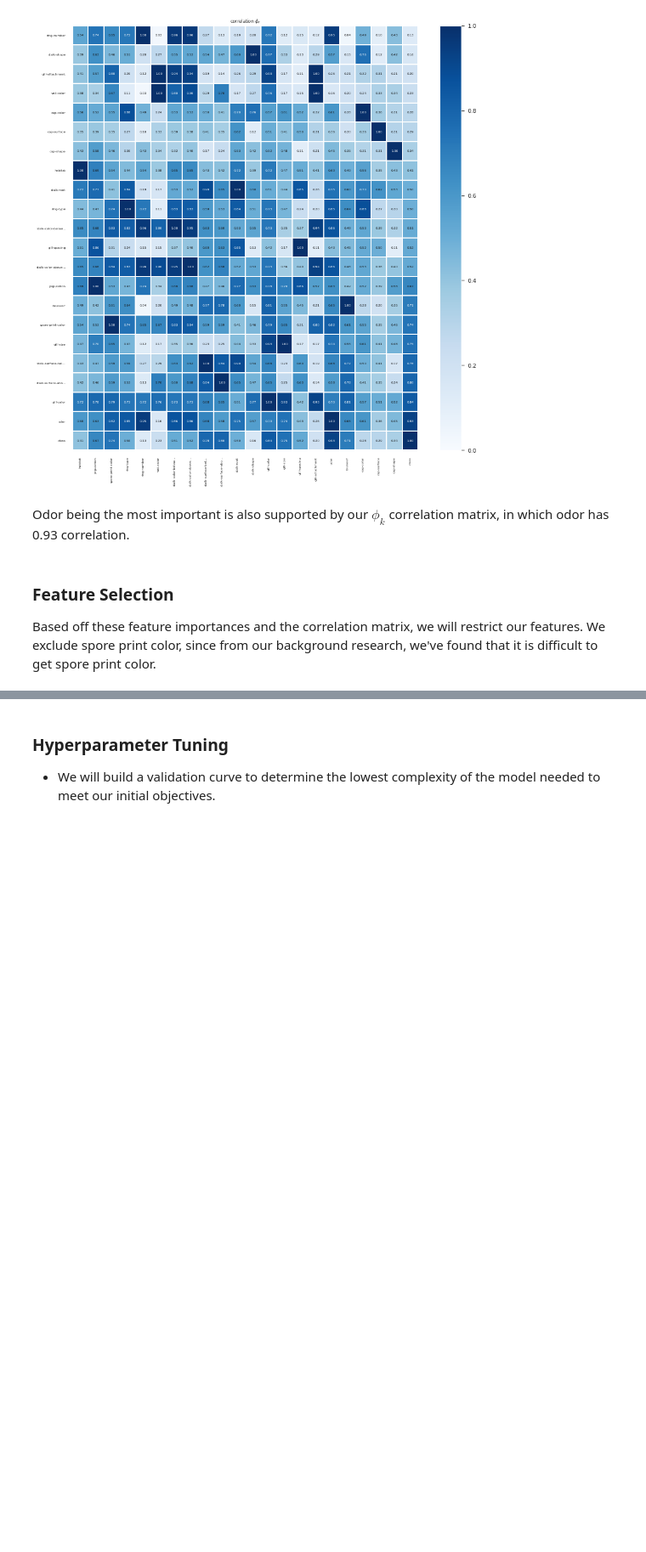
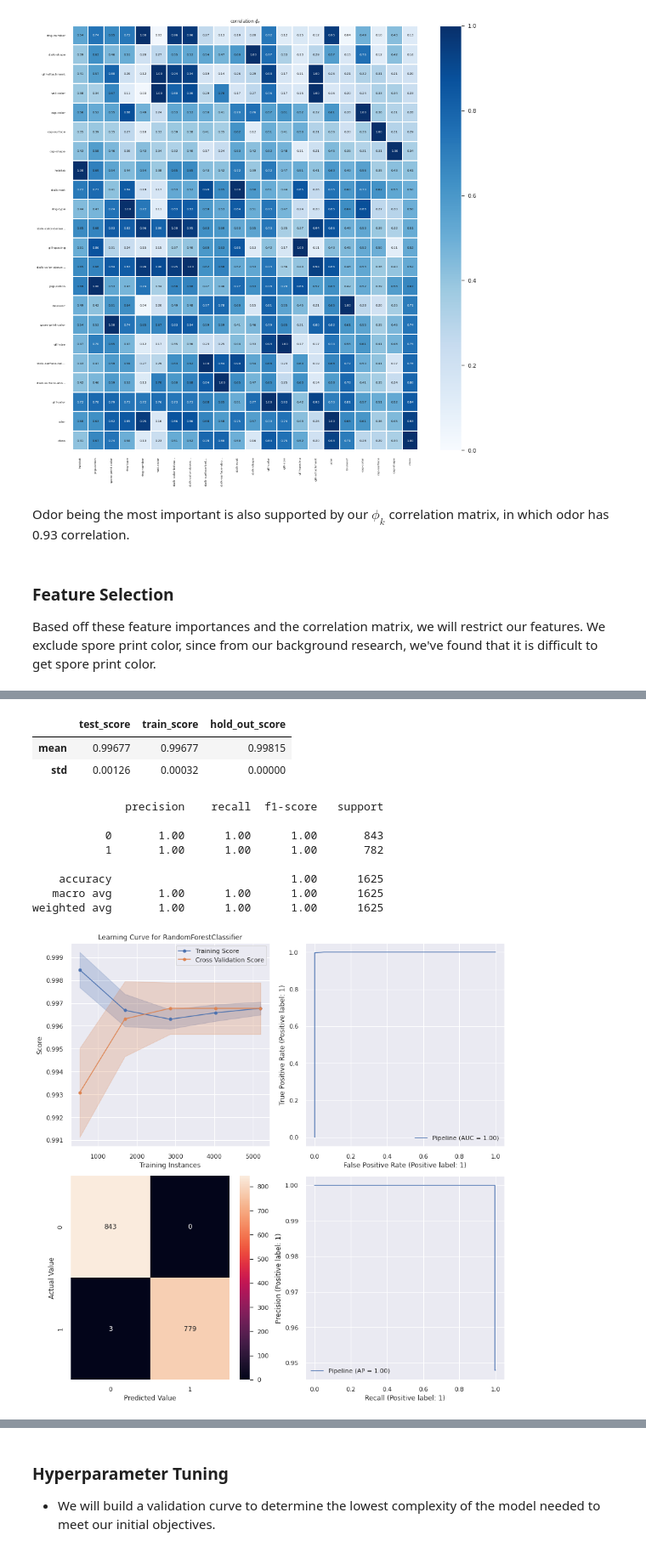
Before and after one commit to Tien-Cheng/AI-and-Machine-Learning--ST1511-, a Jupyter notebook: Assignment 1/classification/mushroom_v1.ipynb, the cells around one changed output, grey strips where cells are left out. Shown at 85% size. Cells and saved outputs as stored; diff of their text form; code cells hidden in the pictures; blank space fills up the shorter version.

```diff
--- a/Assignment 1/classification/mushroom_v1.ipynb
+++ b/Assignment 1/classification/mushroom_v1.ipynb
@@ -458,11 +465,11 @@ The baseline classifier is effectively equivilent to flipping a coin to decide i
 # %%
 from sklearn.tree import DecisionTreeClassifier
 clf = Pipeline(data_preprocess_steps + [
-    ('Baseline Model', DecisionTreeClassifier(max_depth=5))
+    ('Model', DecisionTreeClassifier())
 ])
 # %%
 scores,report, fig, dt = evalCandidateModel(clf, X_train, X_test, y_train, y_test)
-history = evalHistory(scores, "Decision Tree (Max Depth = 5)", history)
+history = evalHistory(scores, "Decision Tree", history)
 display(scores)
 print(report)
 # %% [output]
@@ -669,0 +707,29 @@ features = ["odor", "gill-color", "stalk-surface-above-ring", "stalk-surface-bel
+# %%
+# data_preprocess_steps = [
+#     ('Imputer', SimpleImputer(strategy='most_frequent')), # impute missing values with most frequent value
+#     ('OneHotEncoder', OneHotEncoder(handle_unknown='ignore')) # one hot encode categorical data. We don't drop for other catergorical features as we want to make the features more interpretible (at cost to having extra dimensions in the data)
+# ]
+X_train_ohe = pd.get_dummies(X_train[features])
+X_test_ohe = pd.get_dummies(X_test[features])
+X_train_ohe,X_test_ohe = X_train_ohe.align(X_test_ohe, join='outer', axis=1, fill_value=0)
+clf = Pipeline(
+    [('Random Forest Model', RandomForestClassifier())]
+)
+
+scores,report, fig, rf = evalCandidateModel(clf,X_train_ohe, X_test_ohe, y_train, y_test)
+history = evalHistory(scores, "Random Forest Model", history)
+display(scores)
+print(report)
+# %% [output]
+|  | test_score | train_score | hold_out_score |
+| mean | 0.99677 | 0.99677 | 0.99815 |
+| std | 0.00126 | 0.00032 | 0.00000 |
+              precision    recall  f1-score   support
+
+           0       1.00      1.00      1.00       843
+           1       1.00      1.00      1.00       782
+
+    accuracy                           1.00      1625
+   macro avg       1.00      1.00      1.00      1625
+weighted avg       1.00      1.00      1.00      1625
+[figure, added]
```
Also changed, not shown: parts of 32 cells of this notebook.
